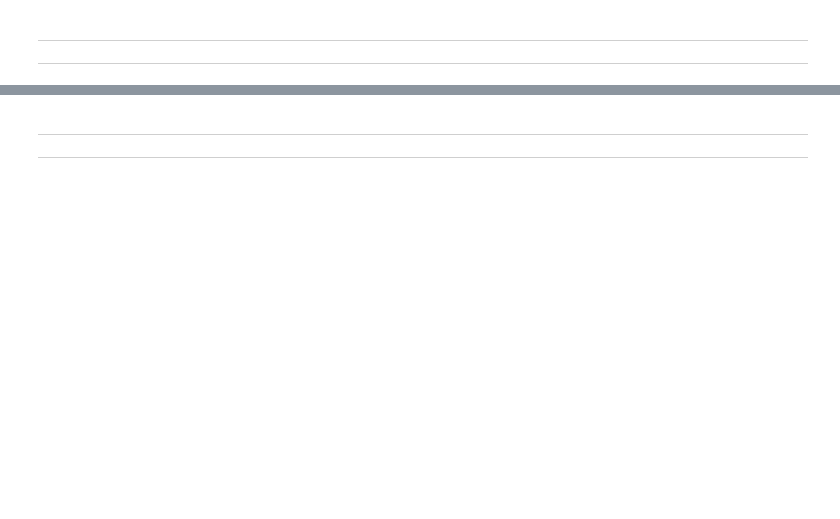
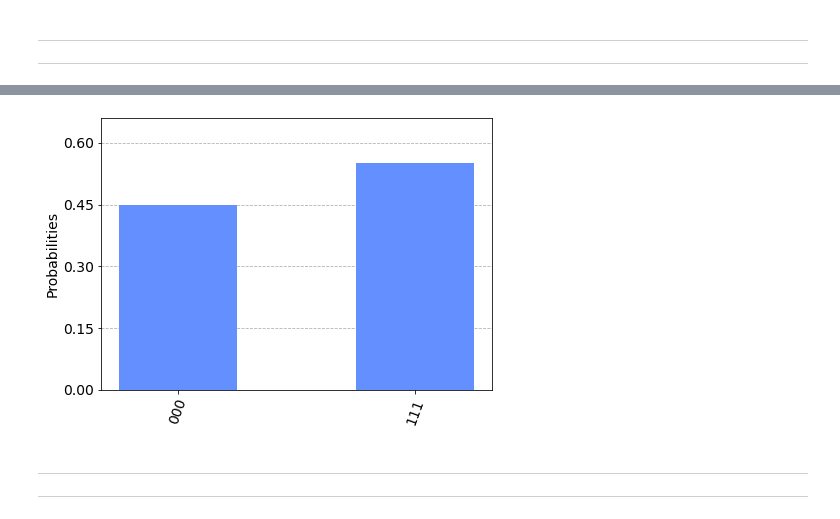
Before and after one commit to salvatorezam/ibm-quantum-developer-certification, a Jupyter notebook: sample_questions/sample_test/sample_test.ipynb, the cells around one changed output, grey strips where cells are left out. Cells and saved outputs as stored; diff of their text form; code cells hidden in the pictures; blank space fills up the shorter version.

```diff
--- a/sample_questions/sample_test/sample_test.ipynb
+++ b/sample_questions/sample_test/sample_test.ipynb
@@ -2124,3 +2182,7 @@ C
+# %%
+plot_histogram({'000':450, '111': 550}, bar_labels=False)
+# %% [output]
+[figure, added]
 # %% [markdown]
 ---
 ---
```
Also changed, not shown: parts of 24 cells of this notebook.
